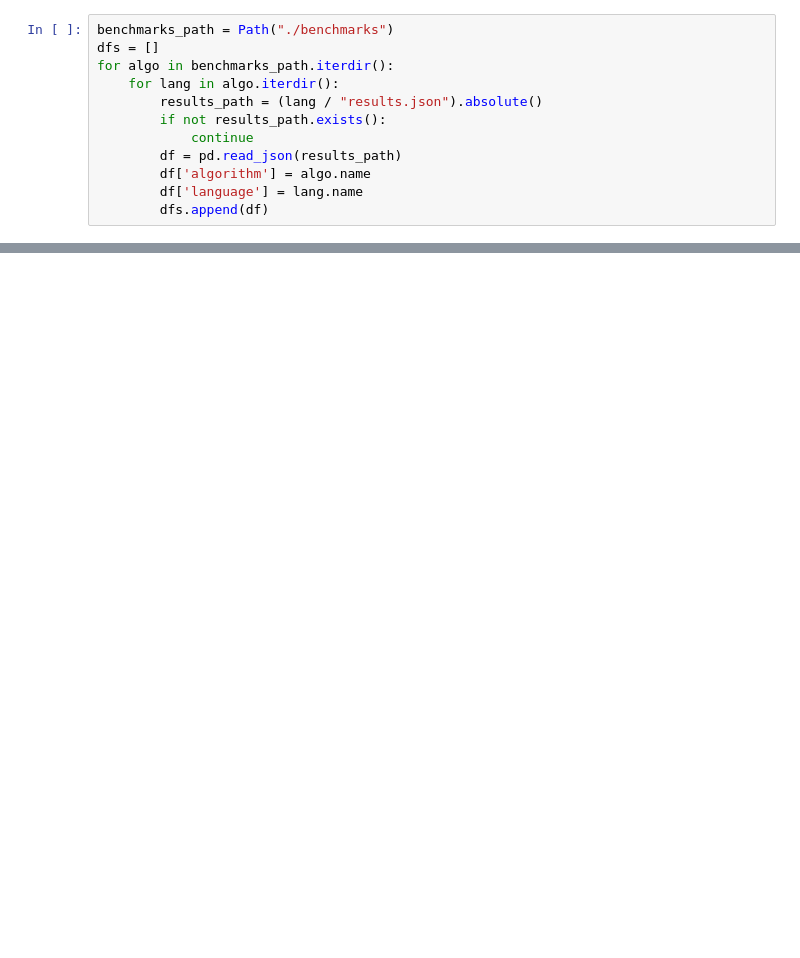
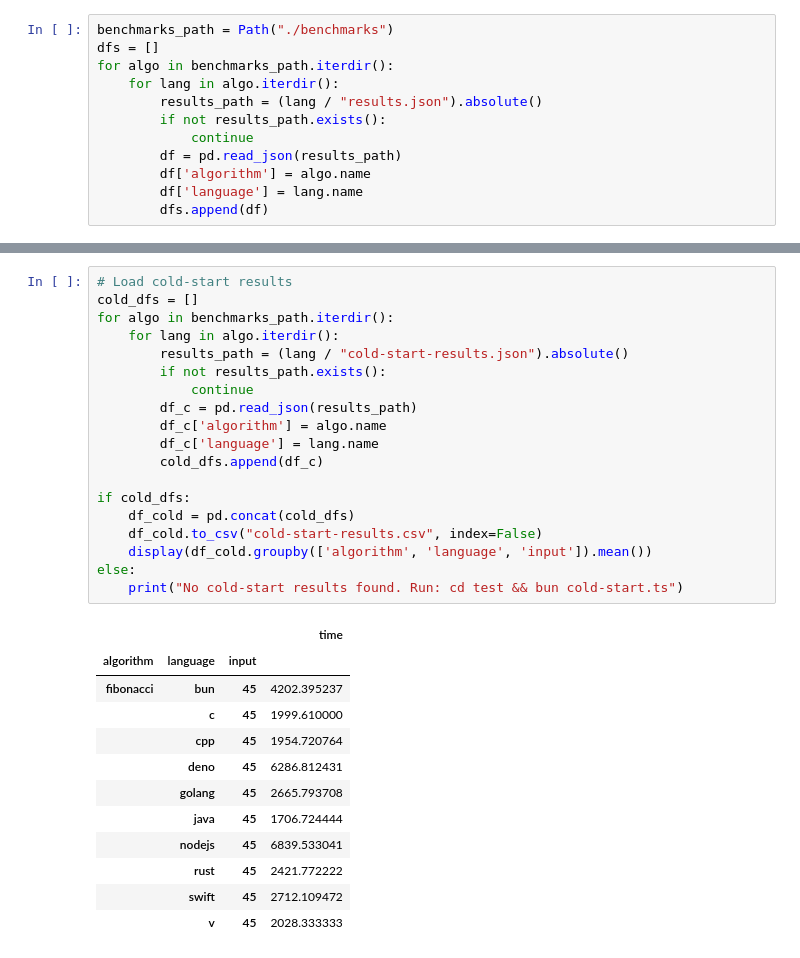
Before and after one commit to HuakunShen/language-benchmark, a Jupyter notebook: analysis.ipynb, the cells around one changed output, grey strips where cells are left out. Saved outputs shown, nothing was run; the diff lists cells and outputs as text; blank space fills up the shorter version.

```diff
--- a/analysis.ipynb
+++ b/analysis.ipynb
@@ -128,0 +119,32 @@ plot_langs(['v', 'c', 'rust', 'cpp', 'golang', 'swift', 'zig', 'java'], 44)
+# %%
+# Load cold-start results
+cold_dfs = []
+for algo in benchmarks_path.iterdir():
+    for lang in algo.iterdir():
+        results_path = (lang / "cold-start-results.json").absolute()
+        if not results_path.exists():
+            continue
+        df_c = pd.read_json(results_path)
+        df_c['algorithm'] = algo.name
+        df_c['language'] = lang.name
+        cold_dfs.append(df_c)
+
+if cold_dfs:
+    df_cold = pd.concat(cold_dfs)
+    df_cold.to_csv("cold-start-results.csv", index=False)
+    display(df_cold.groupby(['algorithm', 'language', 'input']).mean())
+else:
+    print("No cold-start results found. Run: cd test && bun cold-start.ts")
+# %% [output]
+|  |  |  | time |
+| algorithm | language | input |  |
+| fibonacci | bun | 45 | 4202.395237 |
+|  | c | 45 | 1999.610000 |
+|  | cpp | 45 | 1954.720764 |
+|  | deno | 45 | 6286.812431 |
+|  | golang | 45 | 2665.793708 |
+|  | java | 45 | 1706.724444 |
+|  | nodejs | 45 | 6839.533041 |
+|  | rust | 45 | 2421.772222 |
+|  | swift | 45 | 2712.109472 |
+|  | v | 45 | 2028.333333 |
```
Also changed, not shown: parts of 11 cells of this notebook, 35 other files.
